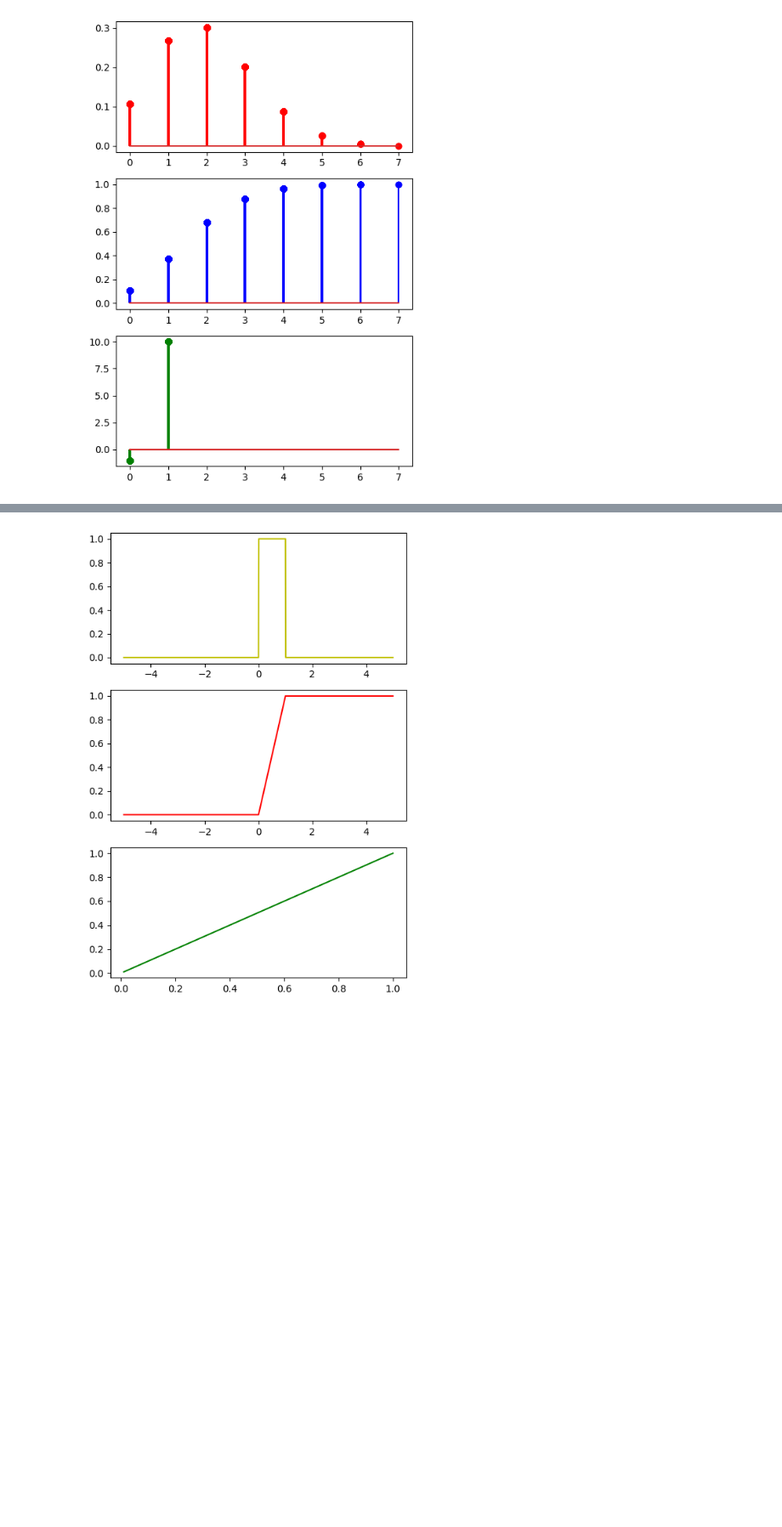
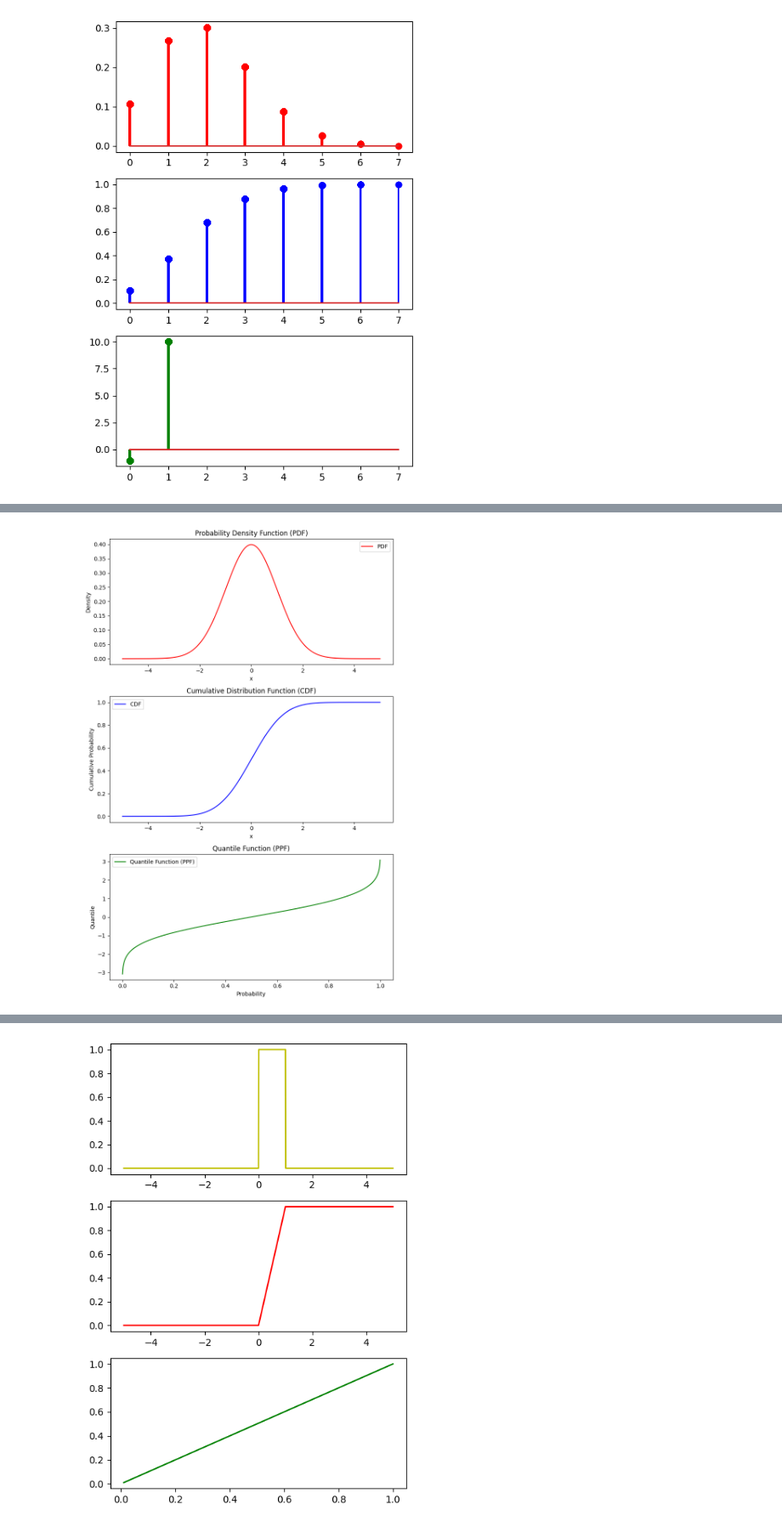
Before and after one commit to jenuzho/probability-distribution-exercises-project-with-python, a Jupyter notebook: notebook/problems.es.ipynb, the cells around one changed output, grey strips where cells are left out. Shown: that part at 85% size. Cells and saved outputs as stored; diff of their text form; code cells hidden in the pictures; blank space fills up the shorter version.

Commit message:
DISTRIBUCION NORMAL ADDED

```diff
--- a/notebook/problems.es.ipynb
+++ b/notebook/problems.es.ipynb
@@ -87,0 +169,82 @@ Escriba las funciones anteriores pero para distribuciones normales y uniformes.
+# %%
+import numpy as np
+import matplotlib.pyplot as plt
+from scipy.stats import norm
+
+# Define probability functions
+def dnorm(x, mean=0, std=1):
+    """
+    Calculates the density (PDF) of the normal distribution.
+    """
+    if std <= 0:
+        raise ValueError("Standard deviation (std) must be greater than 0.")
+    return norm.pdf(x, loc=mean, scale=std)
+
+def pnorm(x, mean=0, std=1):
+    """
+    Calculates the cumulative distribution function (CDF) of the normal distribution.
+    """
+    if std <= 0:
+        raise ValueError("Standard deviation (std) must be greater than 0.")
+    return norm.cdf(x, loc=mean, scale=std)
+
+def qnorm(p, mean=0, std=1):
+    """
+    Calculates the quantile (inverse CDF) for the normal distribution.
+    """
+    p = np.asarray(p)  # Ensure p is array-like
+    if np.any((p < 0) | (p > 1)):
+        raise ValueError("All probabilities (p) must be between 0 and 1.")
+    if std <= 0:
+        raise ValueError("Standard deviation (std) must be greater than 0.")
+    return norm.ppf(q=p, loc=mean, scale=std)
+
+def rnorm(n, mean=0, std=1):
+    """
+    Generates random variables from the normal distribution.
+    """
+    if n <= 0 or not isinstance(n, int):
+        raise ValueError("Number of samples (n) must be a positive integer.")
+    if std <= 0:
+        raise ValueError("Standard deviation (std) must be greater than 0.")
+    return norm.rvs(size=n, loc=mean, scale=std)
+
+# Parameters
+mean = 0
+std = 1
+
+# Generate data for visualization
+x = np.linspace(-5, 5, 1000)
+pdf = dnorm(x, mean, std)  # PDF values
+cdf = pnorm(x, mean, std)  # CDF values
+probabilities = np.linspace(0.001, 0.999, 1000)
+quantiles = qnorm(probabilities, mean, std)  # Quantile values
+
+# Plotting
+fig, axs = plt.subplots(3, 1, figsize=(8, 12))
+
+# PDF
+axs[0].plot(x, pdf, 'r-', label='PDF')
+axs[0].set_title('Probability Density Function (PDF)')
+axs[0].set_xlabel('x')
+axs[0].set_ylabel('Density')
+axs[0].legend()
+
+# CDF
+axs[1].plot(x, cdf, 'b-', label='CDF')
+axs[1].set_title('Cumulative Distribution Function (CDF)')
+axs[1].set_xlabel('x')
+axs[1].set_ylabel('Cumulative Probability')
+axs[1].legend()
+
+# Quantiles
+axs[2].plot(probabilities, quantiles, 'g-', label='Quantile Function (PPF)')
+axs[2].set_title('Quantile Function (PPF)')
+axs[2].set_xlabel('Probability')
+axs[2].set_ylabel('Quantile')
+axs[2].legend()
+
+plt.tight_layout()
+plt.show()
+# %% [output]
+[figure, added]
```
Also changed, not shown: parts of 4 cells of this notebook.
